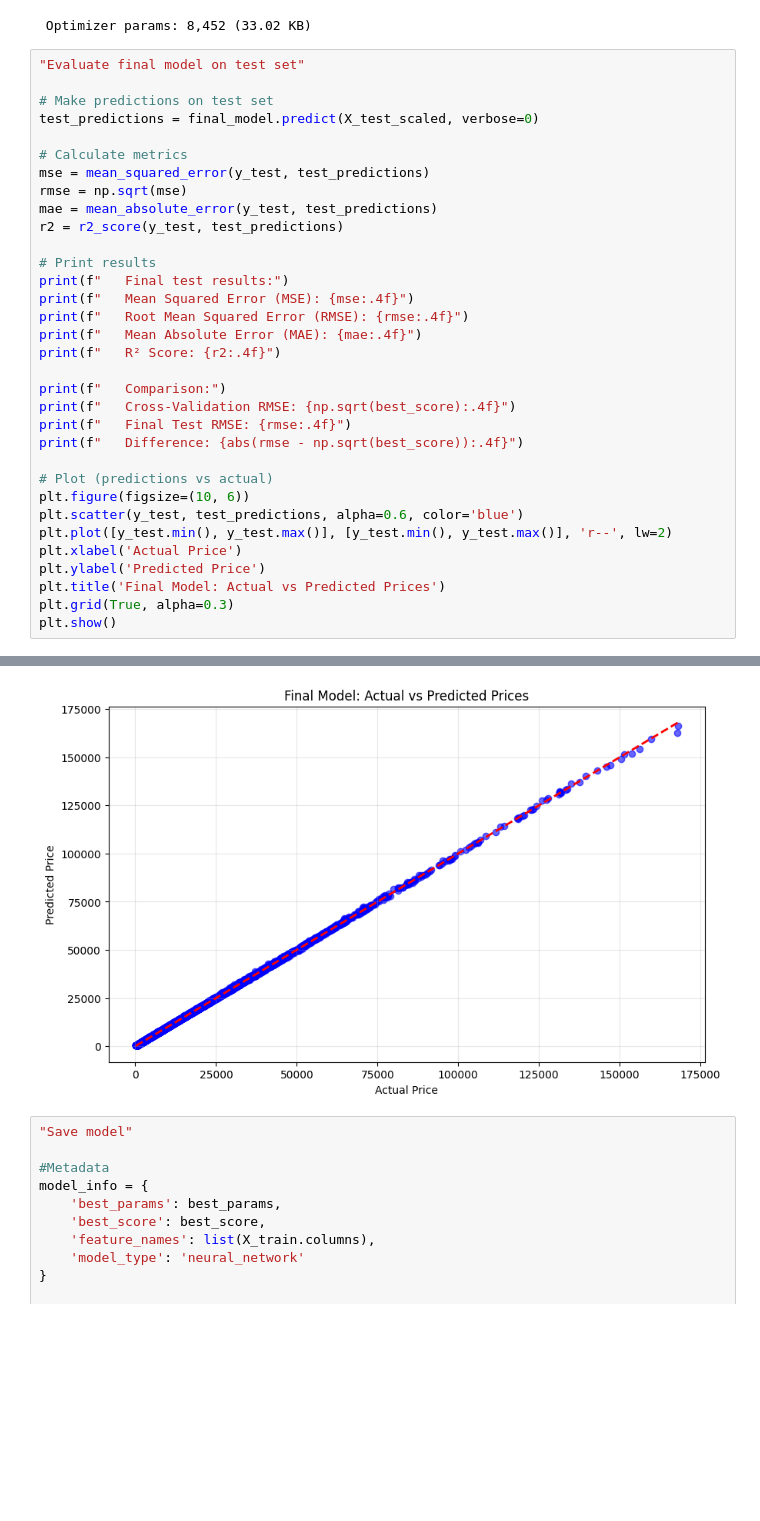
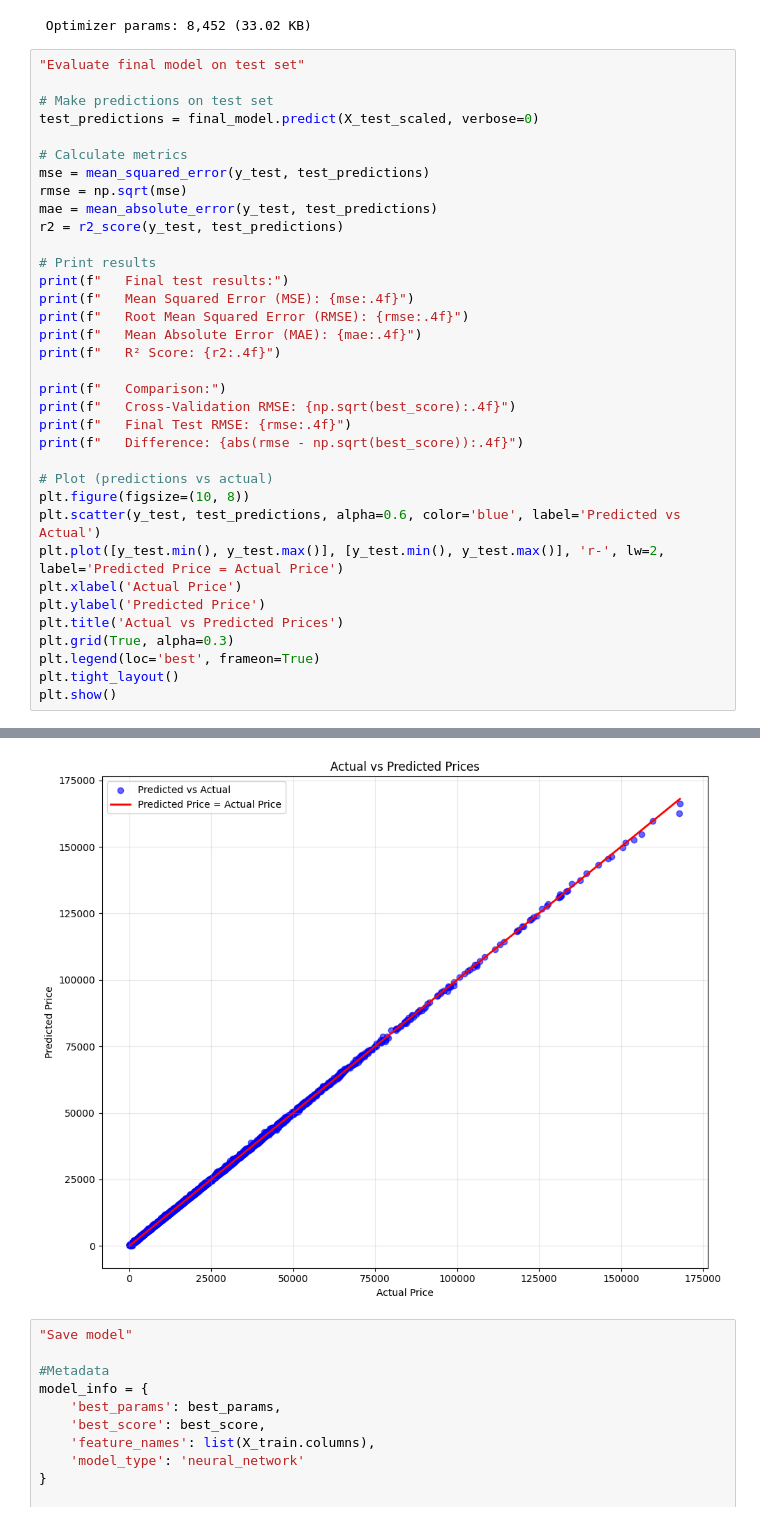
Before and after one commit to ajenee1/Car-price-prediction, a Jupyter notebook: NN.ipynb, the cells around one changed output, grey strips where cells are left out. Drawn from its saved outputs; the diff is of its cells as text; blank space fills up the shorter version.

Commit message:
Fixed the plot for Neural Net

```diff
--- a/NN.ipynb
+++ b/NN.ipynb
@@ -263,13 +263,15 @@ print(f"   Final Test RMSE: {rmse:.4f}")
 print(f"   Difference: {abs(rmse - np.sqrt(best_score)):.4f}")
 
 # Plot (predictions vs actual)
-plt.figure(figsize=(10, 6))
-plt.scatter(y_test, test_predictions, alpha=0.6, color='blue')
-plt.plot([y_test.min(), y_test.max()], [y_test.min(), y_test.max()], 'r--', lw=2)
+plt.figure(figsize=(10, 8))
+plt.scatter(y_test, test_predictions, alpha=0.6, color='blue', label='Predicted vs Actual')
+plt.plot([y_test.min(), y_test.max()], [y_test.min(), y_test.max()], 'r-', lw=2, label='Predicted Price = Actual Price')
 plt.xlabel('Actual Price')
 plt.ylabel('Predicted Price')
-plt.title('Final Model: Actual vs Predicted Prices')
+plt.title('Actual vs Predicted Prices')
 plt.grid(True, alpha=0.3)
+plt.legend(loc='best', frameon=True)
+plt.tight_layout()
 plt.show()
 # %% [output]
    Final test results:
@@ -284,4 +286,4 @@ plt.show()
-[figure, old version]
+[figure, new version]
 # %%
 "Save model"
 
```
Also changed, not shown: parts of 6 cells of this notebook, 2 other files.
